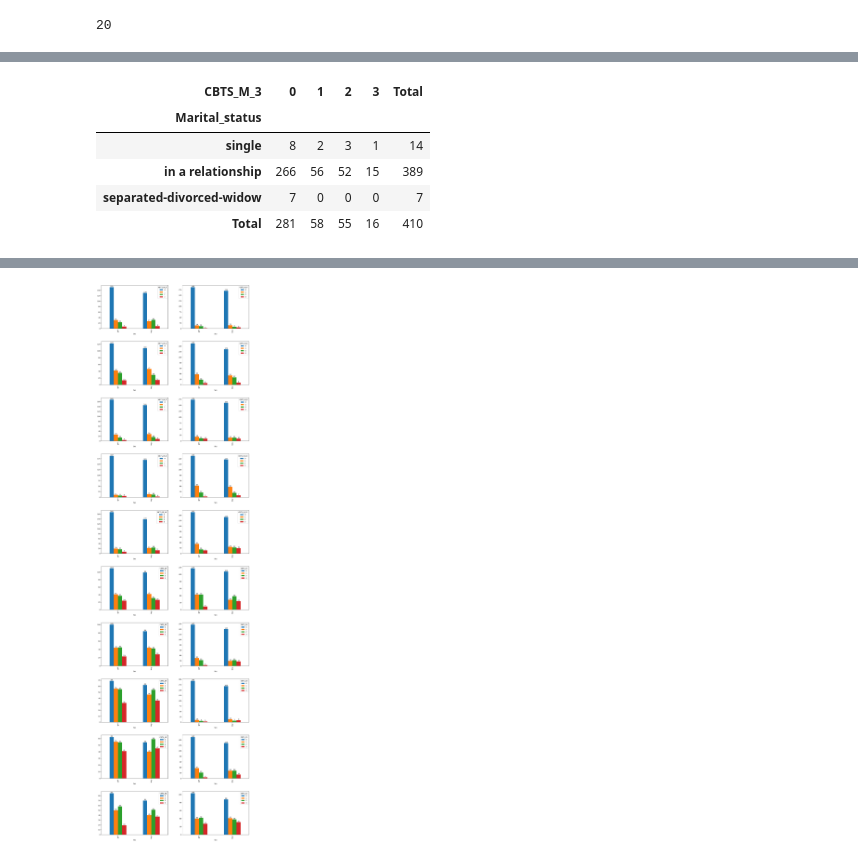
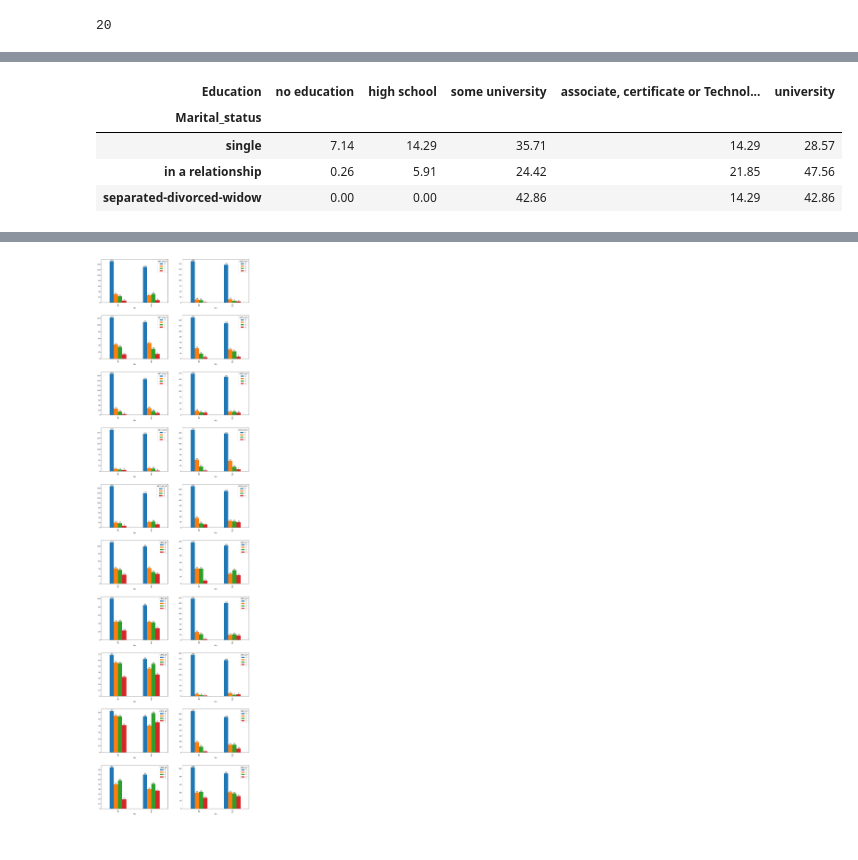
Before and after one commit to DRPwgu/maternal_health_on_infant_sleep, a Jupyter notebook: Data Exploration.ipynb, the cells around one changed output, grey strips where cells are left out. Drawn from its saved outputs; the diff is of its cells as text; code cells hidden in the pictures.

```diff
--- a/Data Exploration.ipynb
+++ b/Data Exploration.ipynb
@@ -366,10 +353,10 @@ sex_cbts_m_3
 # %%
-ms_vs_cbts_m_3 = pd.crosstab(index = df_data.Marital_status, columns = df_data.CBTS_M_3, margins=True, margins_name='Total')
-ms_vs_cbts_m_3
+ms_vs_edu = pd.crosstab(index = df_data.Marital_status, columns = [df_data.Education], normalize='index')
+# ms_vs_edu.plot.bar(stacked=True)
+ms_vs_edu.round(4) * 100
 # %% [output]
-| CBTS_M_3 | 0 | 1 | 2 | 3 | Total |
+| Education | no education | high school | some university | associate, certificate or Technol... | university |
 | Marital_status |  |  |  |  |  |
-| single | 8 | 2 | 3 | 1 | 14 |
-| in a relationship | 266 | 56 | 52 | 15 | 389 |
-| separated-divorced-widow | 7 | 0 | 0 | 0 | 7 |
-| Total | 281 | 58 | 55 | 16 | 410 |
+| single | 7.14 | 14.29 | 35.71 | 14.29 | 28.57 |
+| in a relationship | 0.26 | 5.91 | 24.42 | 21.85 | 47.56 |
+| separated-divorced-widow | 0.00 | 0.00 | 42.86 | 14.29 | 42.86 |
```
Also changed, not shown: parts of 17 cells of this notebook, 2 other files.
